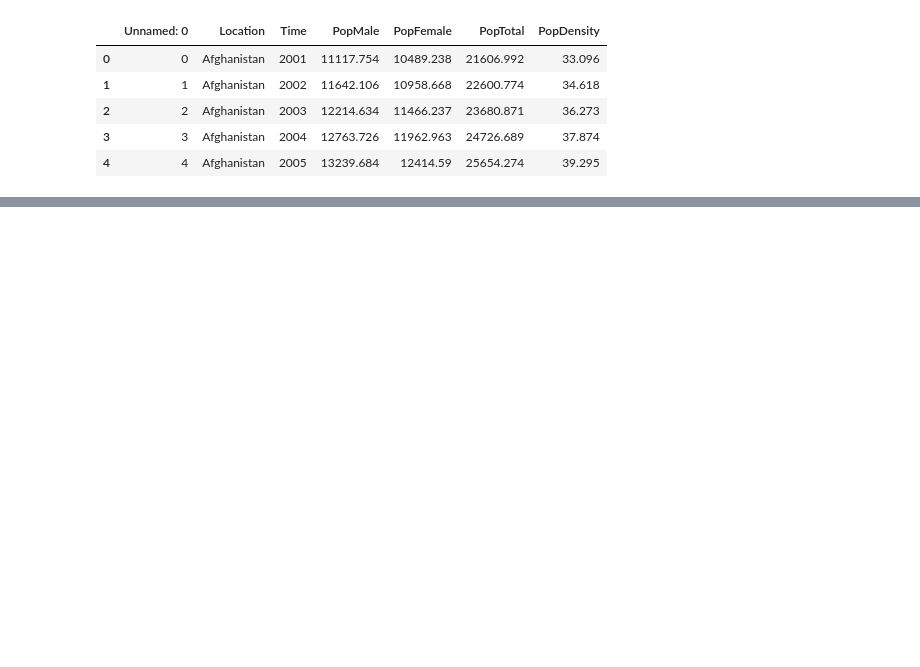
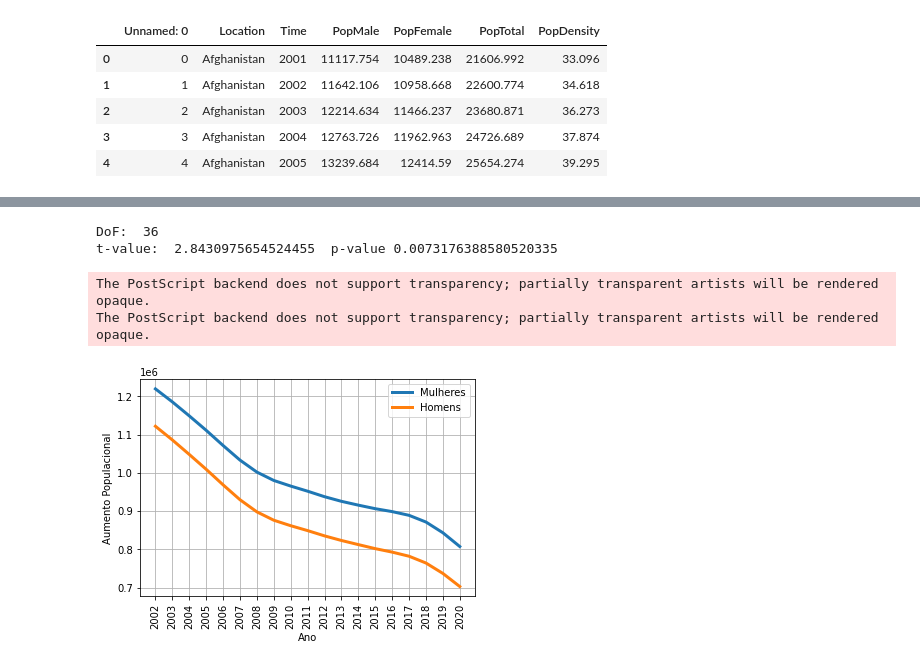
Before and after one commit to VRavaglia/ProcessosEstocasticos, a Jupyter notebook: WorldPop.ipynb, the cells around one changed output, grey strips where cells are left out. Saved outputs shown, nothing was run; the diff lists cells and outputs as text; code cells hidden in the pictures; blank space fills up the shorter version.

```diff
--- a/WorldPop.ipynb
+++ b/WorldPop.ipynb
@@ -31,0 +32,39 @@ plt.show()
+# %%
+popBrIncF = popFemBr[1:] - popFemBr[0:len(popFemBr)-1]
+popBrIncM = popMaleBr[1:] - popMaleBr[0:len(popFemBr)-1]
+# %%
+from scipy.stats import t
+
+delta = 0
+n1 = len(popBrIncF)
+n2 = len(popBrIncM)
+s1 = np.std(popBrIncF)
+s2 = np.std(popBrIncM)
+x1m = np.mean(popBrIncF)
+x2m = np.mean(popBrIncM)
+df = n1 + n2 - 2
+
+sp = np.sqrt(((n1 - 1)*s1**2 + (n2 - 1)*s2**2)/(n1 + n2))
+
+tvalue = (x1m - x2m - delta)/(sp*np.sqrt(1/n1 + 1/n2))
+
+pvalue = 2  - 2* t.cdf(tvalue, df)
+print("DoF: ", df)
+print("t-value: ", tvalue, " p-value", pvalue)
+# %% [output]
+DoF:  36
+t-value:  2.8430975654524455  p-value 0.0073176388580520335
+# %%
+plt.plot(range(2002,2021), popBrIncF, linewidth = '3')
+plt.plot(range(2002,2021), popBrIncM, linewidth = '3')
+plt.xticks(range(2002,2021), rotation ='vertical')
+plt.grid()
+plt.xlabel("Ano")
+plt.ylabel("Aumento Populacional")
+plt.legend(["Mulheres", "Homens"])
+plt.savefig('aumento.eps', format='eps')
+plt.show()
+# %% [output]
+The PostScript backend does not support transparency; partially transparent artists will be rendered opaque.
+The PostScript backend does not support transparency; partially transparent artists will be rendered opaque.
+[figure, added]
```
Also changed, not shown: parts of 3 cells of this notebook, 2 other files.
